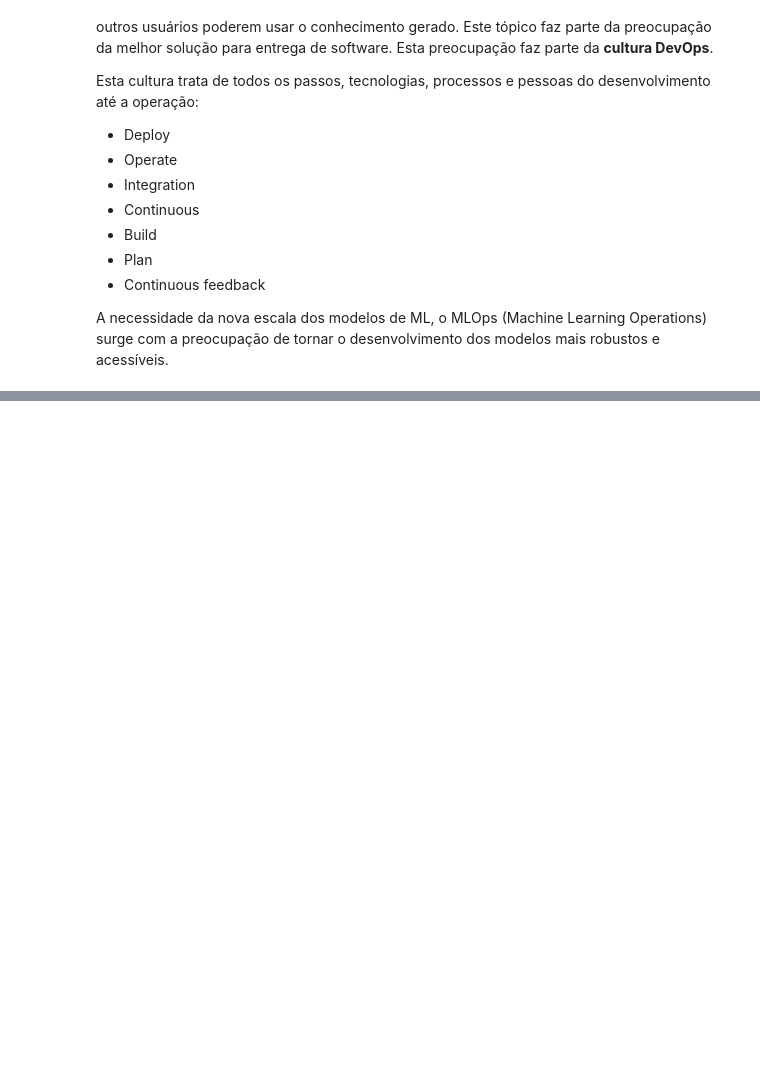
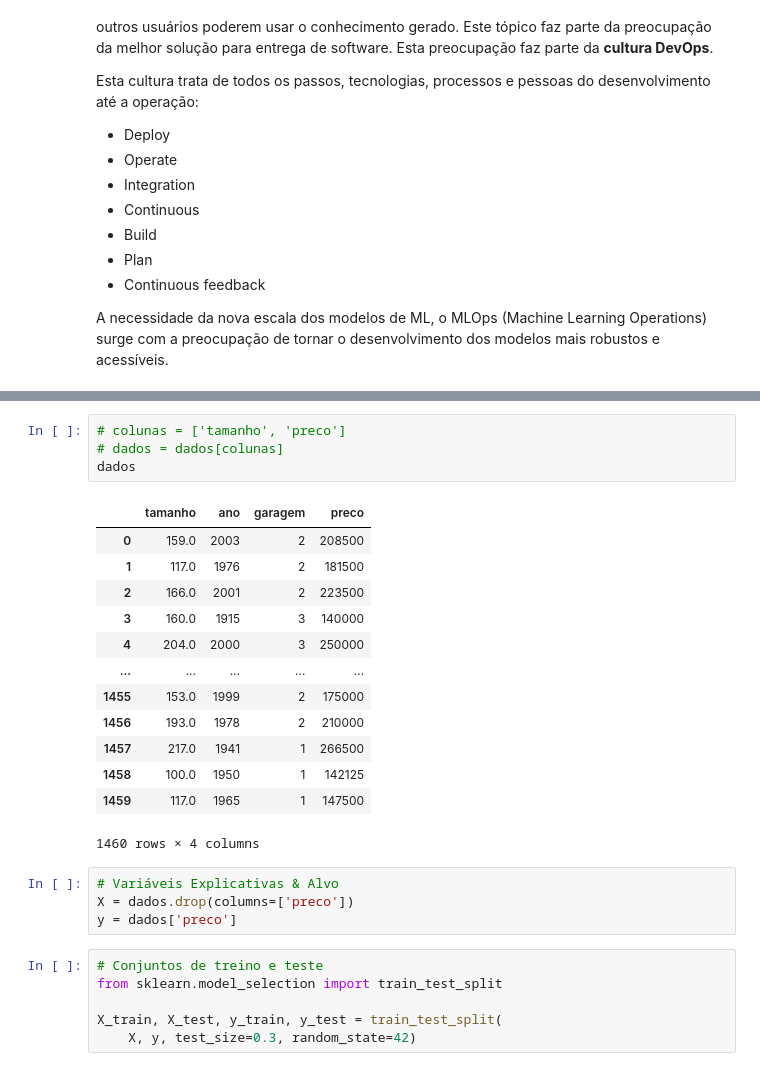
Before and after one commit to mbaliu-treino/Desenvolve, a Jupyter notebook: LEARN_C_MLOps_Machine_Learning_e_APIs.ipynb, the cells around one changed output, grey strips where cells are left out. Saved outputs shown, nothing was run; the diff lists cells and outputs as text; blank space fills up the shorter version.

```diff
--- a/LEARN_C_MLOps_Machine_Learning_e_APIs.ipynb
+++ b/LEARN_C_MLOps_Machine_Learning_e_APIs.ipynb
@@ -61,0 +302,28 @@ O ambiente de desenvolvimento é o conjunto de ferramentas necessárias para a c
+# %%
+# colunas = ['tamanho', 'preco']
+# dados = dados[colunas]
+dados
+# %% [output]
+|  | tamanho | ano | garagem | preco |
+| 0 | 159.0 | 2003 | 2 | 208500 |
+| 1 | 117.0 | 1976 | 2 | 181500 |
+| 2 | 166.0 | 2001 | 2 | 223500 |
+| 3 | 160.0 | 1915 | 3 | 140000 |
+| 4 | 204.0 | 2000 | 3 | 250000 |
+| ... | ... | ... | ... | ... |
+| 1455 | 153.0 | 1999 | 2 | 175000 |
+| 1456 | 193.0 | 1978 | 2 | 210000 |
+| 1457 | 217.0 | 1941 | 1 | 266500 |
+| 1458 | 100.0 | 1950 | 1 | 142125 |
+| 1459 | 117.0 | 1965 | 1 | 147500 |
+1460 rows × 4 columns
+# %%
+# Variáveis Explicativas & Alvo
+X = dados.drop(columns=['preco'])
+y = dados['preco']
+# %%
+# Conjuntos de treino e teste
+from sklearn.model_selection import train_test_split
+
+X_train, X_test, y_train, y_test = train_test_split(
+    X, y, test_size=0.3, random_state=42)
```
Also changed, not shown: parts of 95 cells of this notebook.
